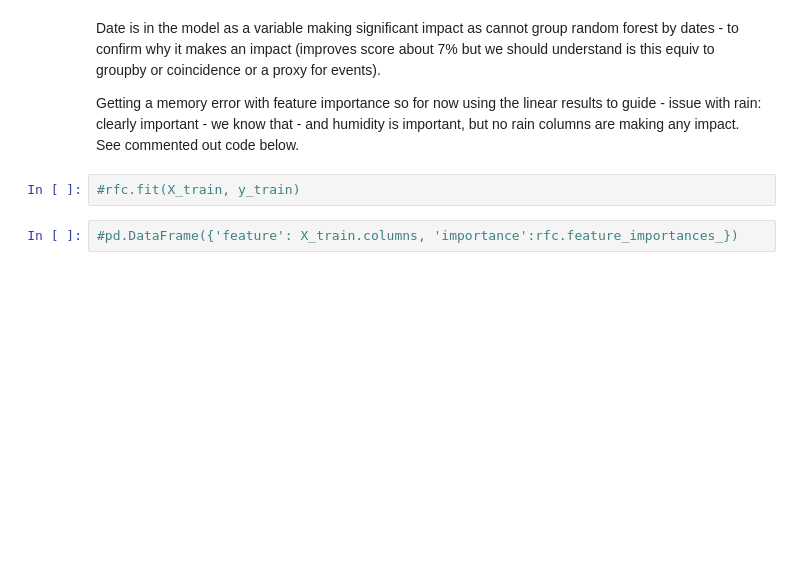
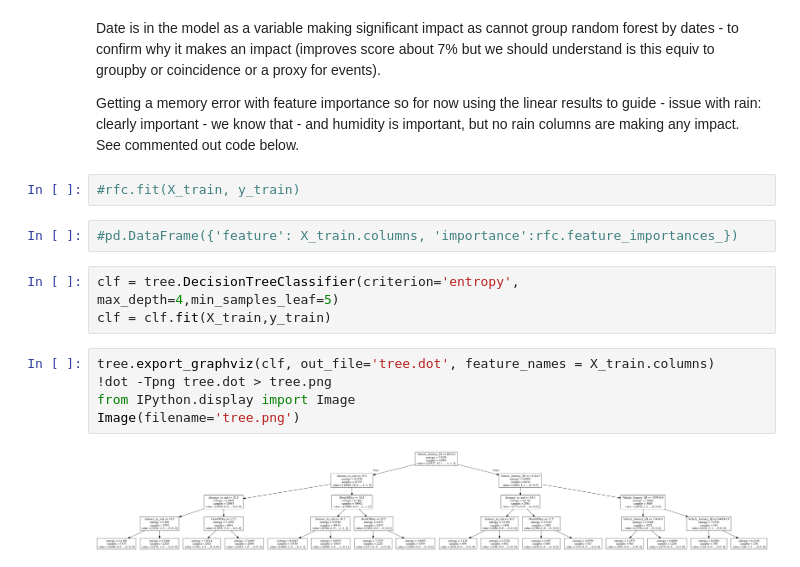
Before and after one commit to andrew-ocallaghan-ie/The11thHour, a Jupyter notebook: DublinBusApp/data_analytics/bus_route4_model_analysis.ipynb, the cells around one changed output. Drawn from its saved outputs; the diff is of its cells as text; blank space fills up the shorter version.

Commit message:
decision tree

```diff
--- a/DublinBusApp/data_analytics/bus_route4_model_analysis.ipynb
+++ b/DublinBusApp/data_analytics/bus_route4_model_analysis.ipynb
@@ -91,3 +124,13 @@ Getting a memory error with feature importance so for now using the linear resul
 #rfc.fit(X_train, y_train)
 # %%
 #pd.DataFrame({'feature': X_train.columns, 'importance':rfc.feature_importances_})
+# %%
+clf = tree.DecisionTreeClassifier(criterion='entropy', max_depth=4,min_samples_leaf=5)
+clf = clf.fit(X_train,y_train)
+# %%
+tree.export_graphviz(clf, out_file='tree.dot', feature_names = X_train.columns)
+!dot -Tpng tree.dot > tree.png
+from IPython.display import Image
+Image(filename='tree.png')
+# %% [output]
+[figure, added]
```
Also changed, not shown: parts of 9 cells of this notebook, 2 other files.
